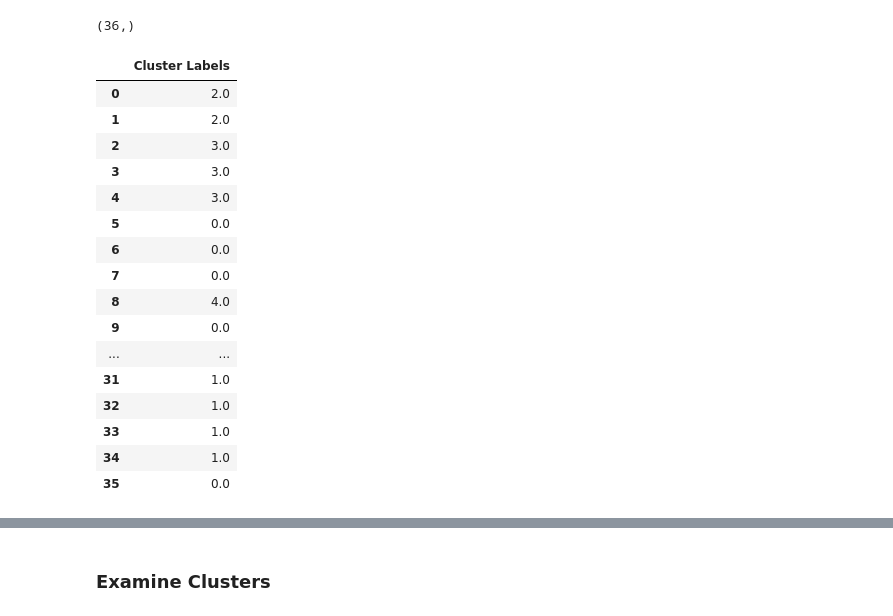
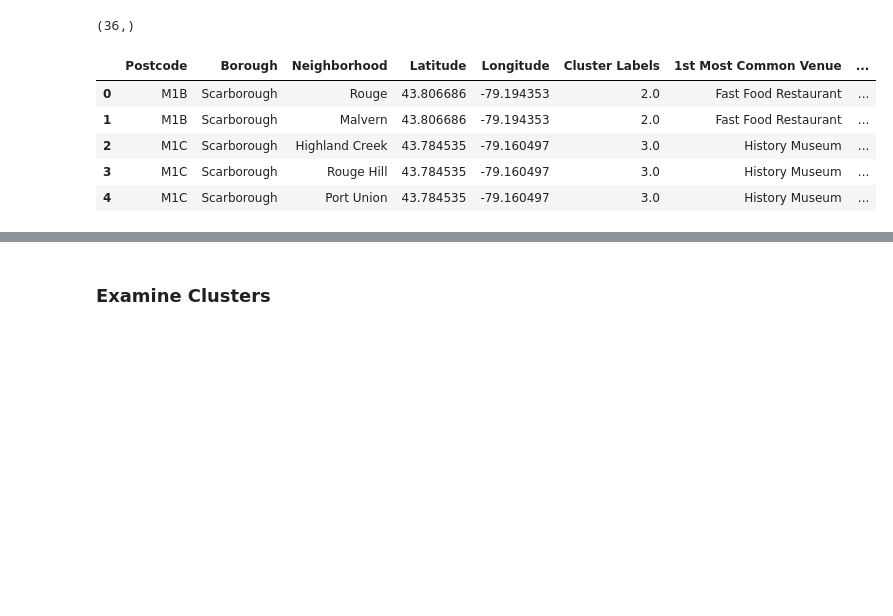
Before and after one commit to RLIProject/Where-to-buy-a-house, a Jupyter notebook: The Battle of Neighborhoods .ipynb, the cells around one changed output, grey strips where cells are left out. Saved outputs shown, nothing was run; the diff lists cells and outputs as text; code cells hidden in the pictures; blank space fills up the shorter version.

```diff
--- a/The Battle of Neighborhoods .ipynb
+++ b/The Battle of Neighborhoods .ipynb
@@ -472,26 +461,15 @@ Toronto_merged = Toronto_merged.dropna()
 kmeans.labels_.shape
 # %% [output]
 (36,)
-# %%
-Toronto_merged[['Cluster Labels']]
-# %% [output]
-|  | Cluster Labels |
-| 0 | 2.0 |
-| 1 | 2.0 |
-| 2 | 3.0 |
-| 3 | 3.0 |
-| 4 | 3.0 |
-| 5 | 0.0 |
-| 6 | 0.0 |
-| 7 | 0.0 |
-| 8 | 4.0 |
-| 9 | 0.0 |
-| ... | ... |
-| 31 | 1.0 |
-| 32 | 1.0 |
-| 33 | 1.0 |
-| 34 | 1.0 |
-| 35 | 0.0 |
+# %%
+Toronto_merged.head()
+# %% [output]
+|  | Postcode | Borough | Neighborhood | Latitude | Longitude | Cluster Labels | 1st Most Common Venue | ... |
+| 0 | M1B | Scarborough | Rouge | 43.806686 | -79.194353 | 2.0 | Fast Food Restaurant | ... |
+| 1 | M1B | Scarborough | Malvern | 43.806686 | -79.194353 | 2.0 | Fast Food Restaurant | ... |
+| 2 | M1C | Scarborough | Highland Creek | 43.784535 | -79.160497 | 3.0 | History Museum | ... |
+| 3 | M1C | Scarborough | Rouge Hill | 43.784535 | -79.160497 | 3.0 | History Museum | ... |
+| 4 | M1C | Scarborough | Port Union | 43.784535 | -79.160497 | 3.0 | History Museum | ... |
 # %%
 Toronto_merged[['Cluster Labels']]=Toronto_merged[['Cluster Labels']].astype(int)
 # %%
```
Also changed, not shown: parts of 10 cells of this notebook.
